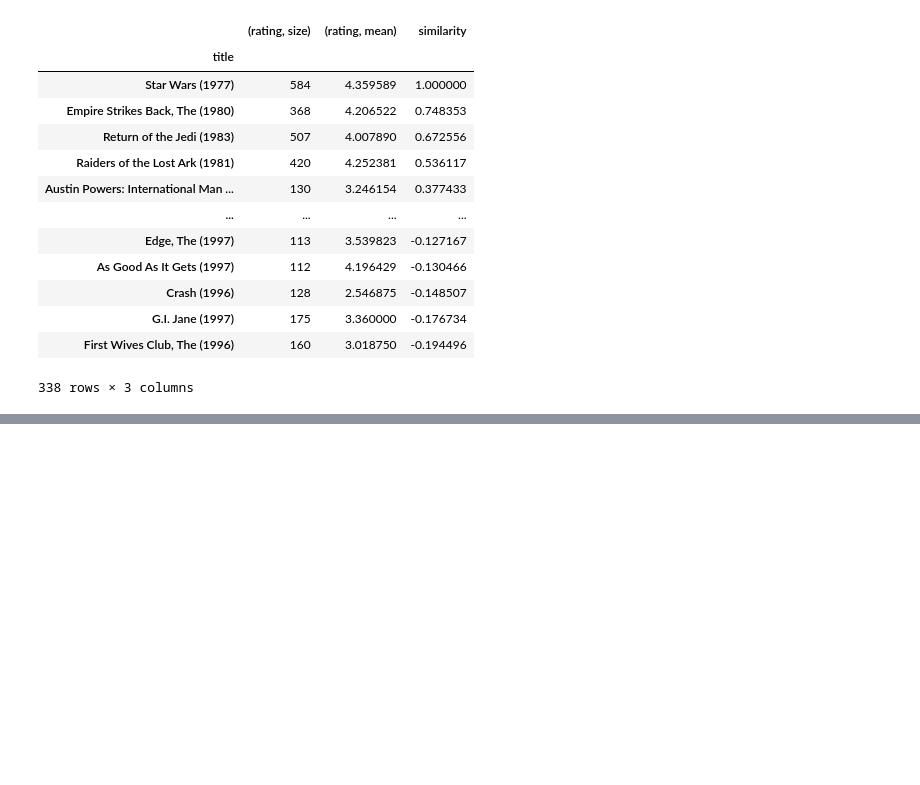
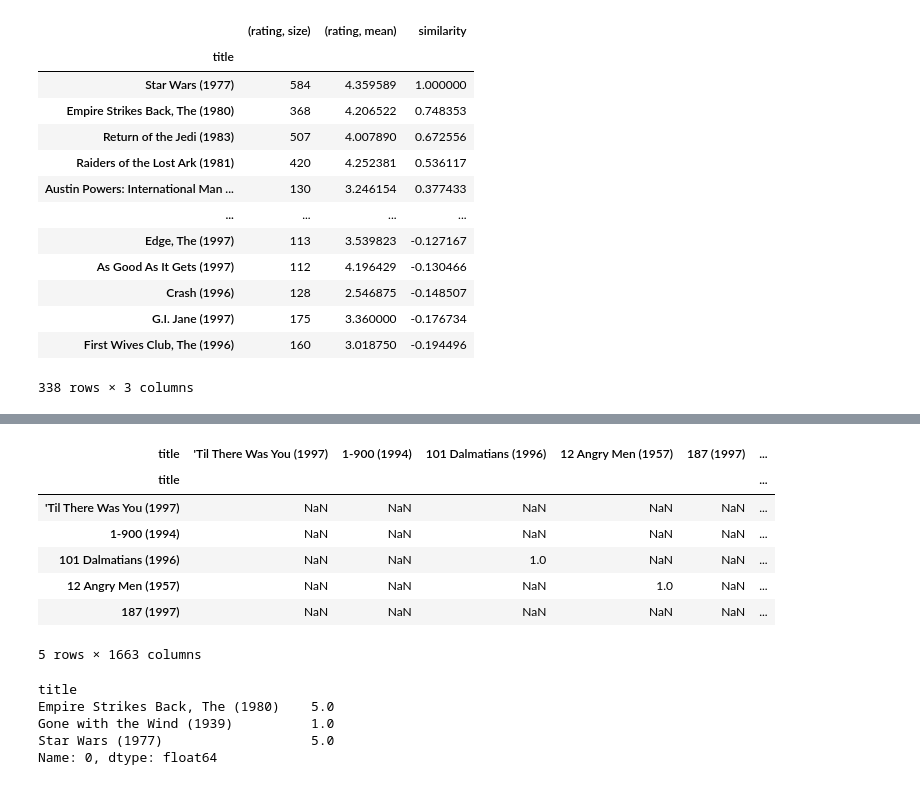
Before and after one commit to mahdi-ebrahimi-per/AI, a Jupyter notebook: 5- Recommender/Recommender.ipynb, the cells around one changed output, grey strips where cells are left out. Cells and saved outputs as stored; diff of their text form; code cells hidden in the pictures; blank space fills up the shorter version.

```diff
--- a/5- Recommender/Recommender.ipynb
+++ b/5- Recommender/Recommender.ipynb
@@ -107,0 +116,27 @@ df.sort_values(['similarity'], ascending=False)
+# %%
+# corrMatrix = moviesRatings.corr()
+# corrMatrix.head()
+
+corrMatrix = moviesRatings.corr(method="pearson", min_periods=100)
+    # min periods -> هر چه تعداد رای به فیلم ها بیشتر باشد، اتکای بالاتری داریم،
+        # این مشخص میکند که حداقل چند رای برای فیلم باشد
+corrMatrix.head()
+# %% [output]
+| title | 'Til There Was You (1997) | 1-900 (1994) | 101 Dalmatians (1996) | 12 Angry Men (1957) | 187 (1997) | ... |
+| title |  |  |  |  |  | ... |
+| 'Til There Was You (1997) | NaN | NaN | NaN | NaN | NaN | ... |
+| 1-900 (1994) | NaN | NaN | NaN | NaN | NaN | ... |
+| 101 Dalmatians (1996) | NaN | NaN | 1.0 | NaN | NaN | ... |
+| 12 Angry Men (1957) | NaN | NaN | NaN | 1.0 | NaN | ... |
+| 187 (1997) | NaN | NaN | NaN | NaN | NaN | ... |
+5 rows × 1663 columns
+# %%
+userID = 0
+myRatings = moviesRatings.loc[userID].dropna()
+print(myRatings)
+# %% [output]
+title
+Empire Strikes Back, The (1980)    5.0
+Gone with the Wind (1939)          1.0
+Star Wars (1977)                   5.0
+Name: 0, dtype: float64
```
Also changed, not shown: parts of 5 cells of this notebook.
